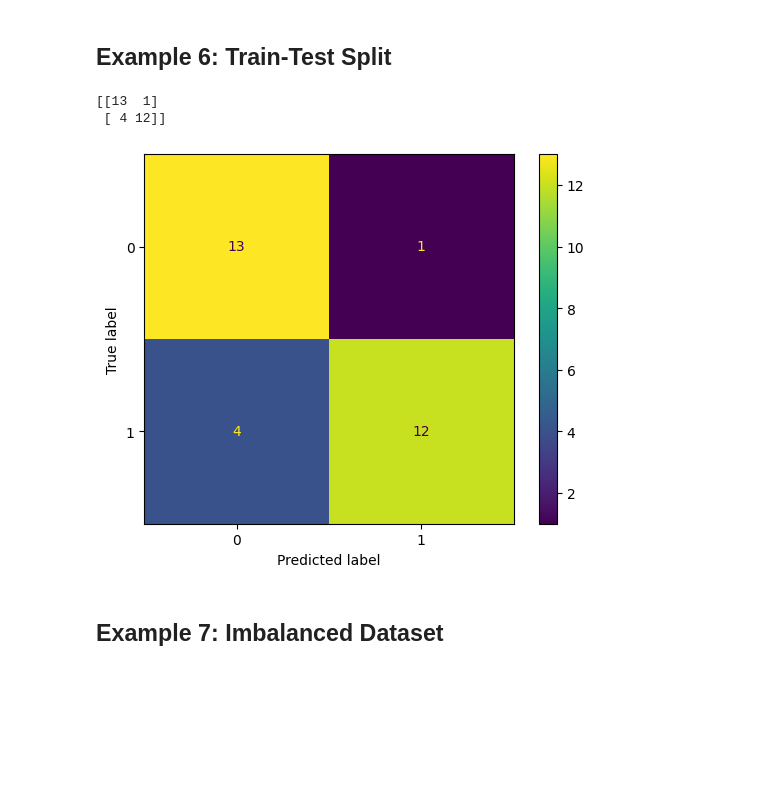
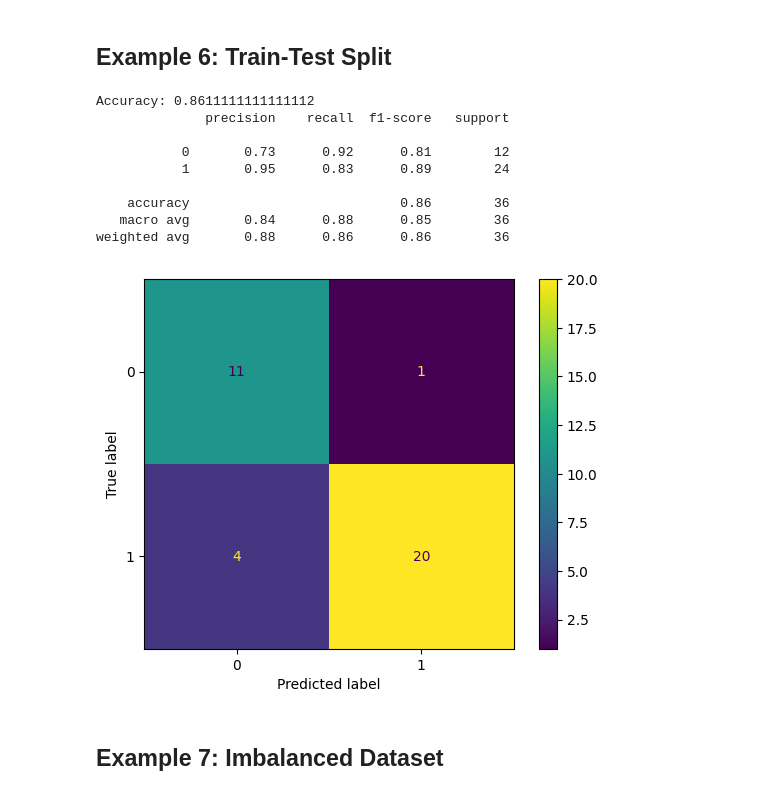
Before and after one commit to Sharaiz333/AI, a Jupyter notebook: Sharaiz_57288_ClassActivity.ipynb, the cells around one changed output. Drawn from its saved outputs; the diff is of its cells as text; code cells hidden in the pictures; blank space fills up the shorter version.

```diff
--- a/Sharaiz_57288_ClassActivity.ipynb
+++ b/Sharaiz_57288_ClassActivity.ipynb
@@ -106,27 +152,35 @@ plt.show()
 ## Example 6: Train-Test Split
 # %%
 from sklearn.model_selection import train_test_split
+from sklearn.datasets import make_classification
 from sklearn.linear_model import LogisticRegression
-from sklearn.datasets import make_classification
 
-X, y = make_classification(n_samples=100, n_features=4, random_state=3)
+X, y = make_classification(n_samples=120, n_features=4, random_state=3)
 
 X_train, X_test, y_train, y_test = train_test_split(X, y, test_size=0.3)
 
 model = LogisticRegression()
 model.fit(X_train, y_train)
 
 y_pred = model.predict(X_test)
 
+print("Accuracy:", accuracy_score(y_test, y_pred))
+print(classification_report(y_test, y_pred))
+
 cm = confusion_matrix(y_test, y_pred)
-print(cm)
-
 ConfusionMatrixDisplay(cm).plot()
 plt.show()
 # %% [output]
-[[13  1]
- [ 4 12]]
+Accuracy: 0.8611111111111112
+              precision    recall  f1-score   support
+
+           0       0.73      0.92      0.81        12
+           1       0.95      0.83      0.89        24
+
+    accuracy                           0.86        36
+   macro avg       0.84      0.88      0.85        36
+weighted avg       0.88      0.86      0.86        36
-[figure, old version]
+[figure, new version]
 # %% [markdown]
 ## Example 7: Imbalanced Dataset
 # %%
```
Also changed, not shown: parts of 10 cells of this notebook.
